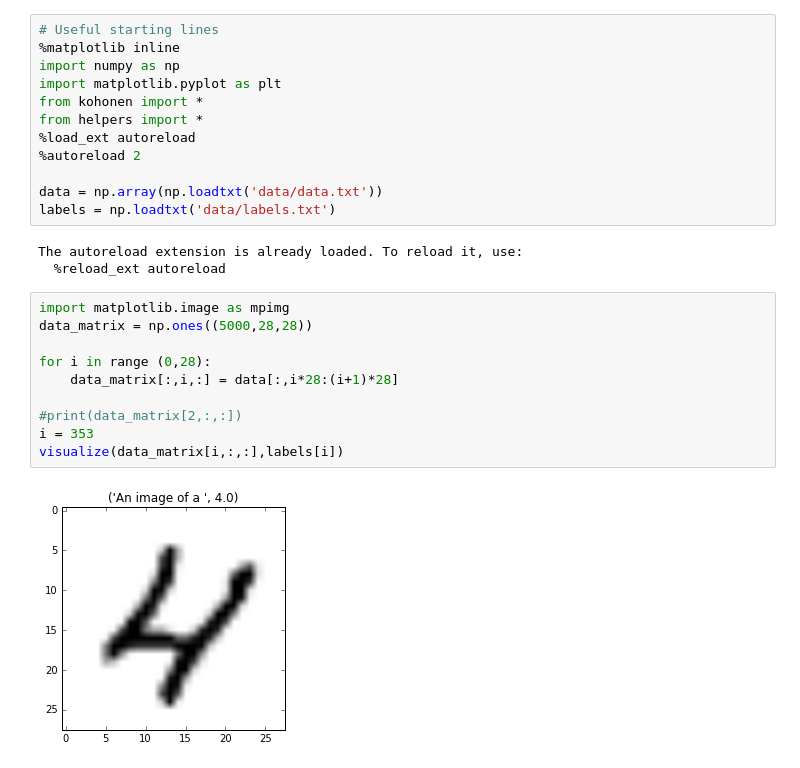
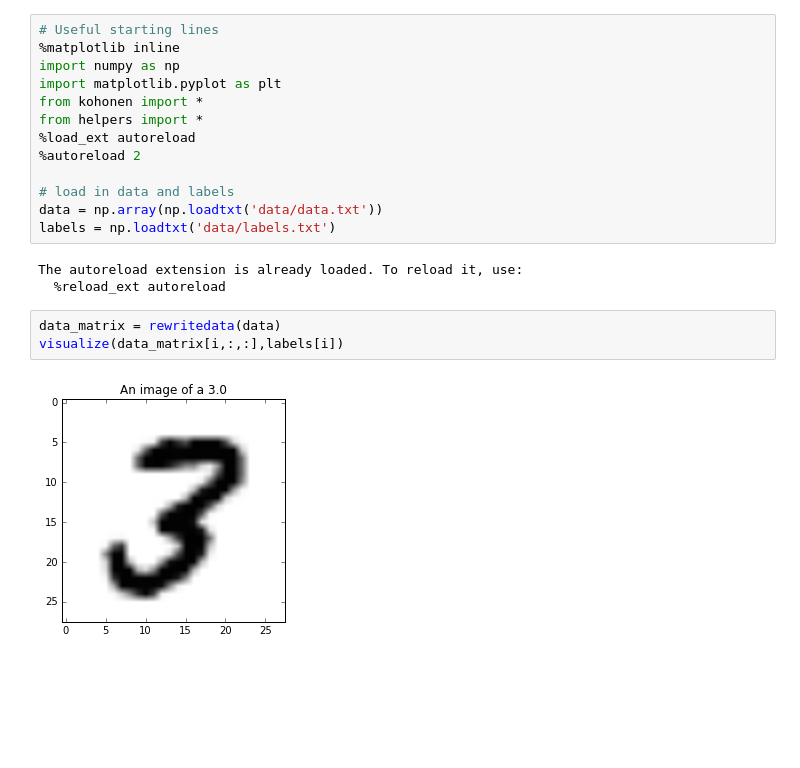
Before and after one commit to AndreCI/NeuralNetwork_proj1, a Jupyter notebook: src/notebook.ipynb, the cells around one changed output. Cells and saved outputs as stored; diff of their text form; blank space fills up the shorter version.

```diff
--- a/src/notebook.ipynb
+++ b/src/notebook.ipynb
@@ -8,20 +8,14 @@ from helpers import *
 %load_ext autoreload
 %autoreload 2
 
+# load in data and labels
 data = np.array(np.loadtxt('data/data.txt'))
 labels = np.loadtxt('data/labels.txt')
 # %% [output]
 The autoreload extension is already loaded. To reload it, use:
   %reload_ext autoreload
-# %%
-import matplotlib.image as mpimg
-data_matrix = np.ones((5000,28,28))
-
-for i in range (0,28):
-    data_matrix[:,i,:] = data[:,i*28:(i+1)*28]
-
-#print(data_matrix[2,:,:])
-i = 353
-visualize(data_matrix[i,:,:],labels[i])
-# %% [output]
-[figure, removed]
+# %%
+data_matrix = rewritedata(data)
+visualize(data_matrix[i,:,:],labels[i])
+# %% [output]
+[figure, added]
```
Also changed, not shown: parts of 1 cell of this notebook, 1 other file.
